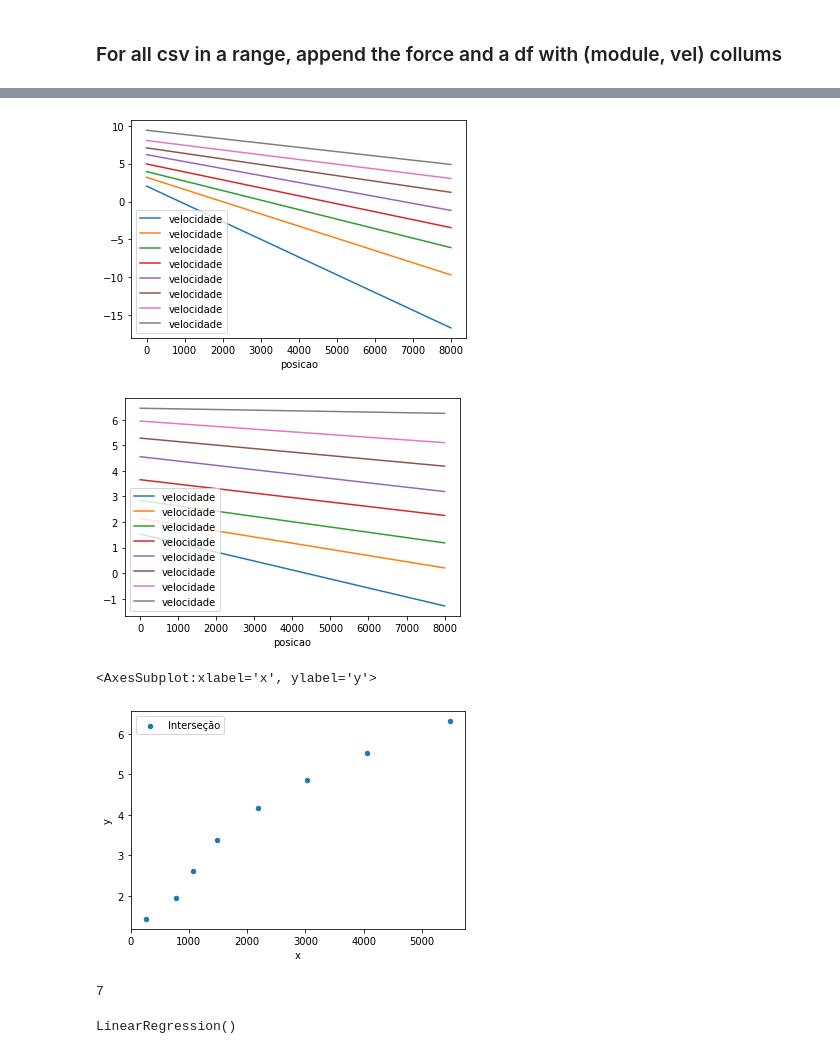
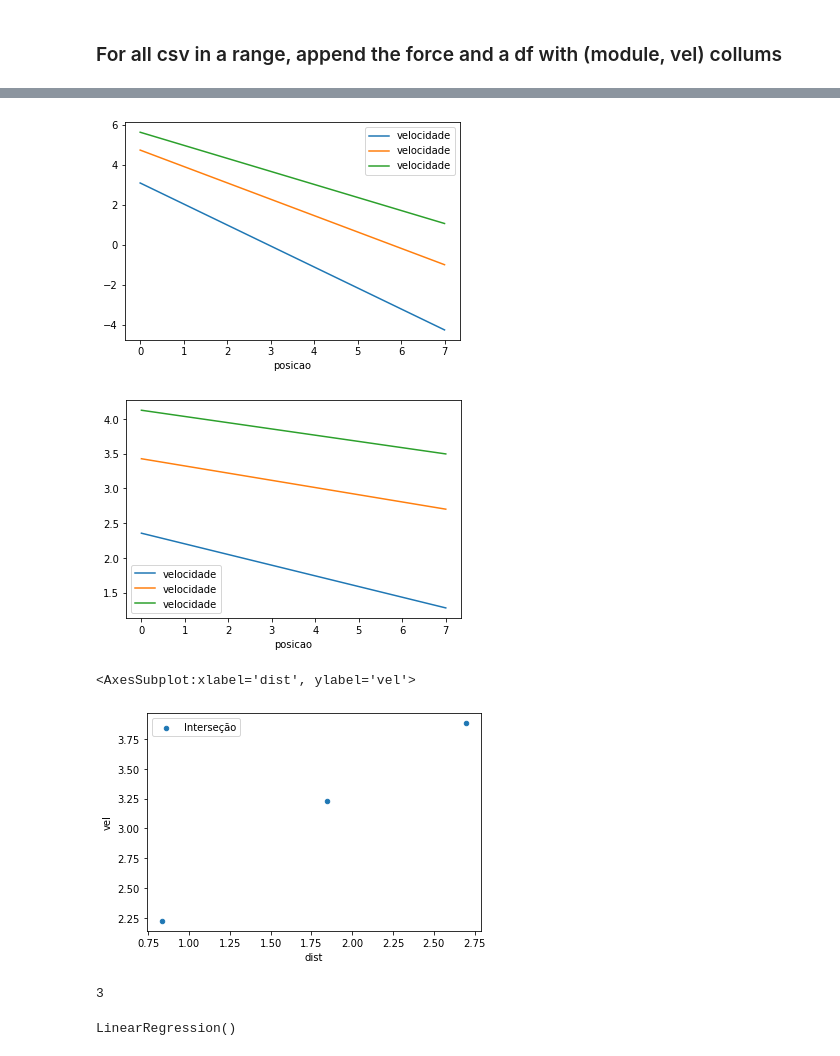
Before and after one commit to jpspm/Ball-analysis, a Jupyter notebook: analise.ipynb, the cells around one changed output, grey strips where cells are left out. Drawn from its saved outputs; the diff is of its cells as text; code cells hidden in the pictures.

```diff
--- a/analise.ipynb
+++ b/analise.ipynb
@@ -47,7 +47,7 @@ def getDf(df, first):
         y = df.iloc[i][1] - first[1]
         v = df.iloc[i][2]
         module = getModule(x,y)
-        dfplot.loc[i] = [module, v]
+        dfplot.loc[i] = [module/1000, v]
     return dfplot
 # %% [markdown]
 ### interative plot for any CSV
@@ -64,6 +70,9 @@ fig.show()
 # %%
 start = [(0,7),(5,11),(0, 14), (3, 20), (10, 17), (10,20), (7, 25), (13,30)]
 stop = [(10,40),(80, 120),(100, 200), (21, 150), (40, 100), (45, 81), (45, 60), (38,50)]
+# %%
+start = [(3,5),(0,4),(3,8)]
+stop = [(10,28),(5,15),(10,15)]
 # %% [markdown]
 ### Print all dataframes
 # %%
@@ -120,8 +129,8 @@ def getInterception(a,b,a1,b1):
 # %%
 dfprecision = []
 forcas = []
-for i in range(2,10):
-    dataframe = pd.read_csv('/home/jp/Documents/Ball-analysis/csv/'+str(i)+'.csv', header= None)
+for i in range(2,5):
+    dataframe = pd.read_csv('/home/jp/Documents/ssl-unification/csvs/'+str(i)+'.csv', header= None)
     dfprecision.append(getDftoIntercept(dataframe))
     forcas.append(i)
 # %%
@@ -171,34 +175,34 @@ for i in dfprecision:
 # %%
-interceptions = pd.DataFrame(columns=['x', 'y'])
+interceptions = pd.DataFrame(columns=['dist', 'vel'])
 retas1 = []
 retas2 = []
 # get interception points and straight lines
 for i in range(len(angular1)):
     point = (getInterception(float(angular1[i]), float(linear1[i]), float(angular2[i]), float(linear2[i])))
     interceptions.loc[i] = [point[0], point[1]]
-    retas1.append(getRegressao(float(angular1[i]), float(linear1[i]), 8000))
-    retas2.append(getRegressao(float(angular2[i]), float(linear2[i]), 8000))
+    retas1.append(getRegressao(float(angular1[i]), float(linear1[i]), 8))
+    retas2.append(getRegressao(float(angular2[i]), float(linear2[i]), 8))
 # %%
 ax = plt.subplot()
 for i in retas1:
     ax = i.plot(ax = ax, x = 'posicao',y = 'velocidade', kind = 'line')
 # %% [output]
-[figure, old version]
+[figure, new version]
 # %%
 ax = plt.subplot()
 for i in retas2:
     ax = i.plot(ax = ax, x = 'posicao',y = 'velocidade', kind = 'line')
 # %% [output]
-[figure, old version]
+[figure, new version]
 # %%
-interceptions.plot(x = 'x',y = 'y', kind = 'scatter', label = 'Interseção')
+interceptions.plot(x = 'dist',y = 'vel', kind = 'scatter', label = 'Interseção')
 # %% [output]
-<AxesSubplot:xlabel='x', ylabel='y'>
+<AxesSubplot:xlabel='dist', ylabel='vel'>
-[figure, old version]
+[figure, new version]
 # %%
 len(forcas)
 # %% [output]
-7
+3
 # %%
 # train using angular coefficients to get a general value
 reta1a = pd.DataFrame(columns=['forca', 'angular'])
```
Also changed, not shown: parts of 23 cells of this notebook.
